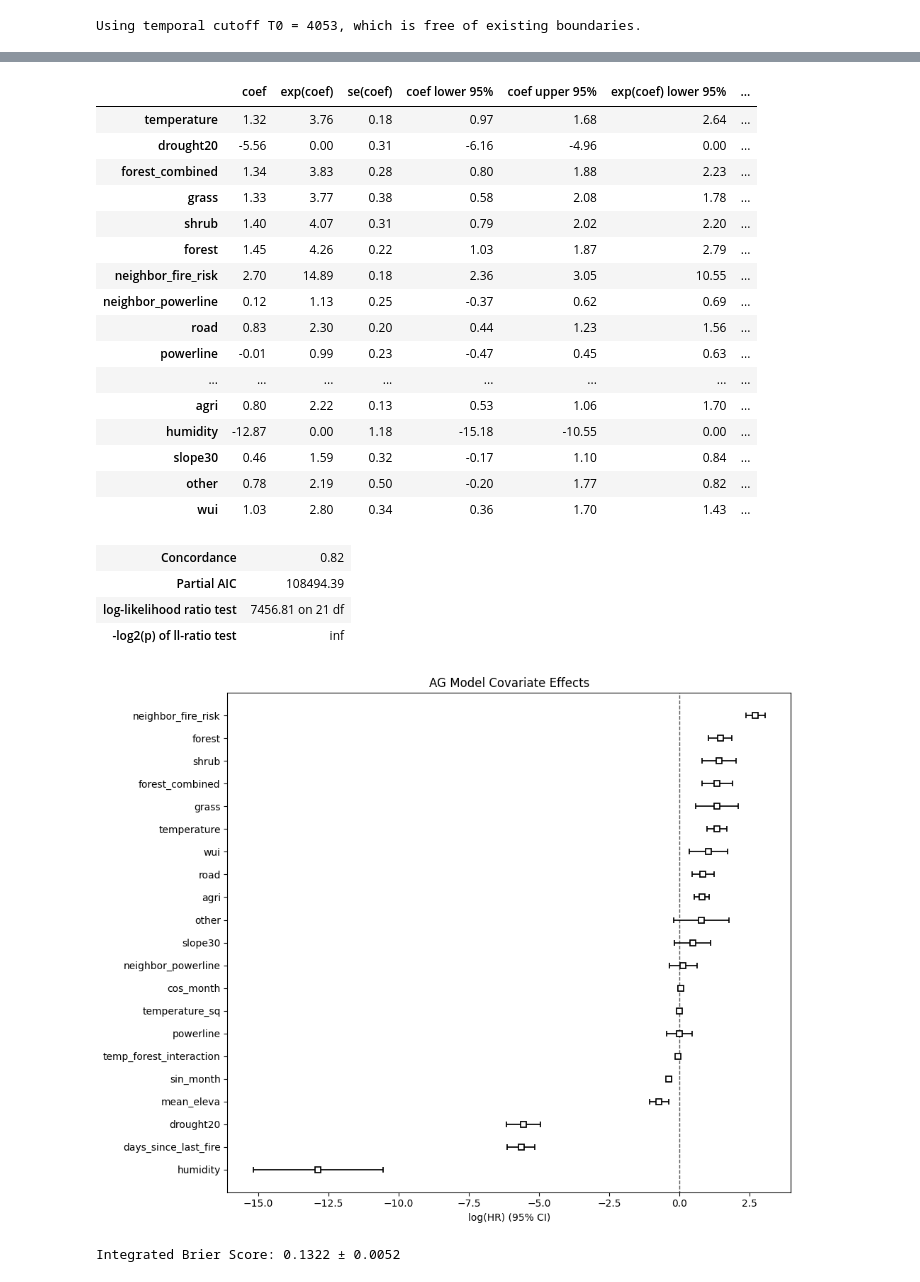
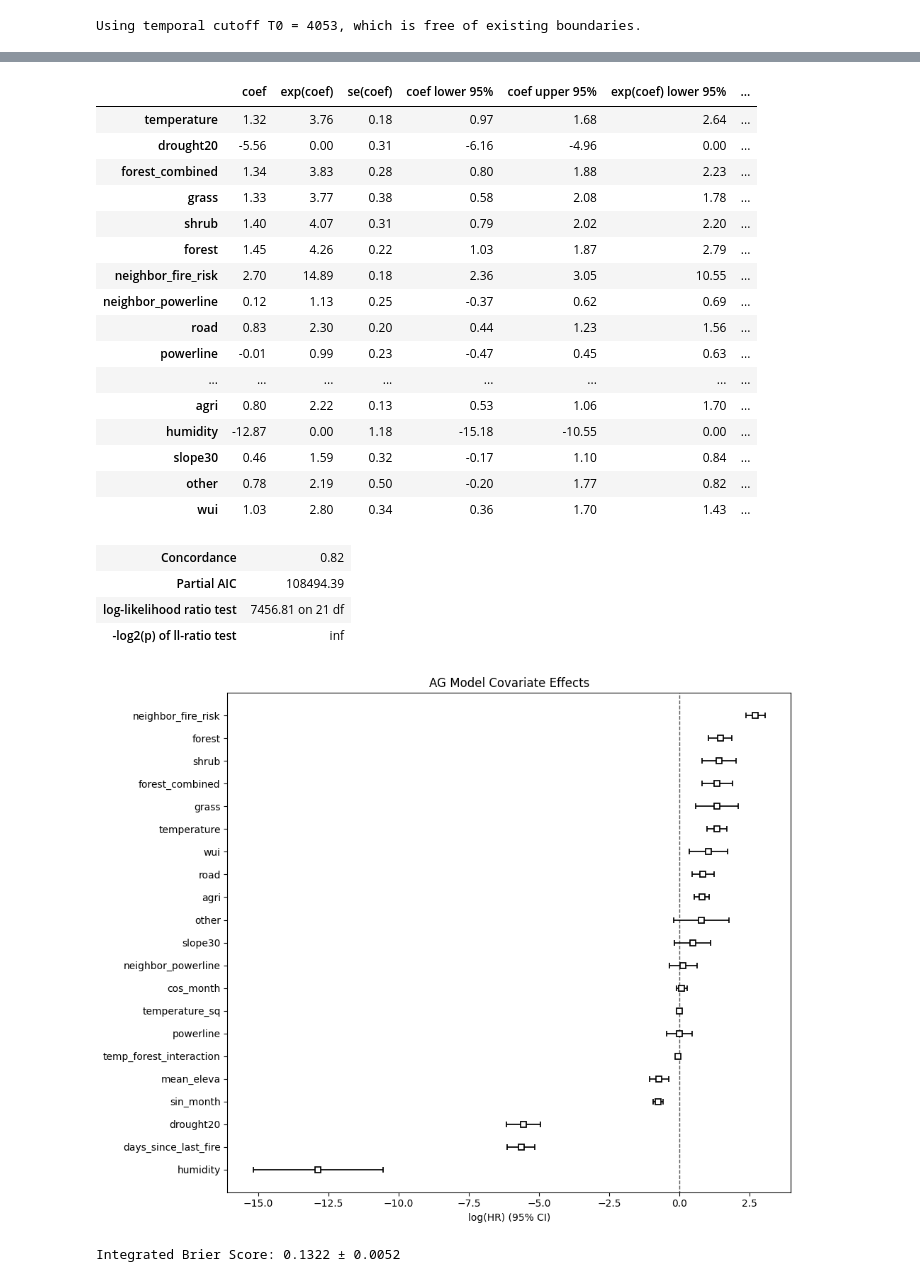
Before and after one commit to WikeMarzowsky/Wilfire_survival_analysis, a Jupyter notebook: workspace_temporal_split.ipynb, the cells around one changed output, grey strips where cells are left out. Drawn from its saved outputs; the diff is of its cells as text; code cells hidden in the pictures.

```diff
--- a/workspace_temporal_split.ipynb
+++ b/workspace_temporal_split.ipynb
@@ -417,7 +506,7 @@ cols_to_scale = [
     "temperature", "drought20", "forest_combined",
     "days_since_last_fire", "neighbor_fire_risk", "neighbor_powerline",
     "grass", "shrub", "agri", "mean_eleva", "humidity", "road", "slope30",
-    "forest", "other", "powerline", "wui"
+    "forest", "other", "powerline", "wui", "cos_month", "sin_month"
 ]
 
 scaler = MinMaxScaler()
@@ -470,25 +559,25 @@ Test C-index: 0.8400
 |  | coef | exp(coef) | se(coef) | coef lower 95% | coef upper 95% | exp(coef) lower 95% | ... |
 | temperature | 1.32 | 3.76 | 0.18 | 0.97 | 1.68 | 2.64 | ... |
 | drought20 | -5.56 | 0.00 | 0.31 | -6.16 | -4.96 | 0.00 | ... |
 | forest_combined | 1.34 | 3.83 | 0.28 | 0.80 | 1.88 | 2.23 | ... |
 | grass | 1.33 | 3.77 | 0.38 | 0.58 | 2.08 | 1.78 | ... |
 | shrub | 1.40 | 4.07 | 0.31 | 0.79 | 2.02 | 2.20 | ... |
 | forest | 1.45 | 4.26 | 0.22 | 1.03 | 1.87 | 2.79 | ... |
 | neighbor_fire_risk | 2.70 | 14.89 | 0.18 | 2.36 | 3.05 | 10.55 | ... |
 | neighbor_powerline | 0.12 | 1.13 | 0.25 | -0.37 | 0.62 | 0.69 | ... |
 | road | 0.83 | 2.30 | 0.20 | 0.44 | 1.23 | 1.56 | ... |
 | powerline | -0.01 | 0.99 | 0.23 | -0.47 | 0.45 | 0.63 | ... |
 | ... | ... | ... | ... | ... | ... | ... | ... |
 | agri | 0.80 | 2.22 | 0.13 | 0.53 | 1.06 | 1.70 | ... |
 | humidity | -12.87 | 0.00 | 1.18 | -15.18 | -10.55 | 0.00 | ... |
 | slope30 | 0.46 | 1.59 | 0.32 | -0.17 | 1.10 | 0.84 | ... |
 | other | 0.78 | 2.19 | 0.50 | -0.20 | 1.77 | 0.82 | ... |
 | wui | 1.03 | 2.80 | 0.34 | 0.36 | 1.70 | 1.43 | ... |
 | Concordance | 0.82 |
 | Partial AIC | 108494.39 |
 | log-likelihood ratio test | 7456.81 on 21 df |
 | -log2(p) of ll-ratio test | inf |
-[figure, old version]
+[figure, new version]
 # %%
 import numpy as np
 import matplotlib.pyplot as plt
```
Also changed, not shown: parts of 29 cells of this notebook.
